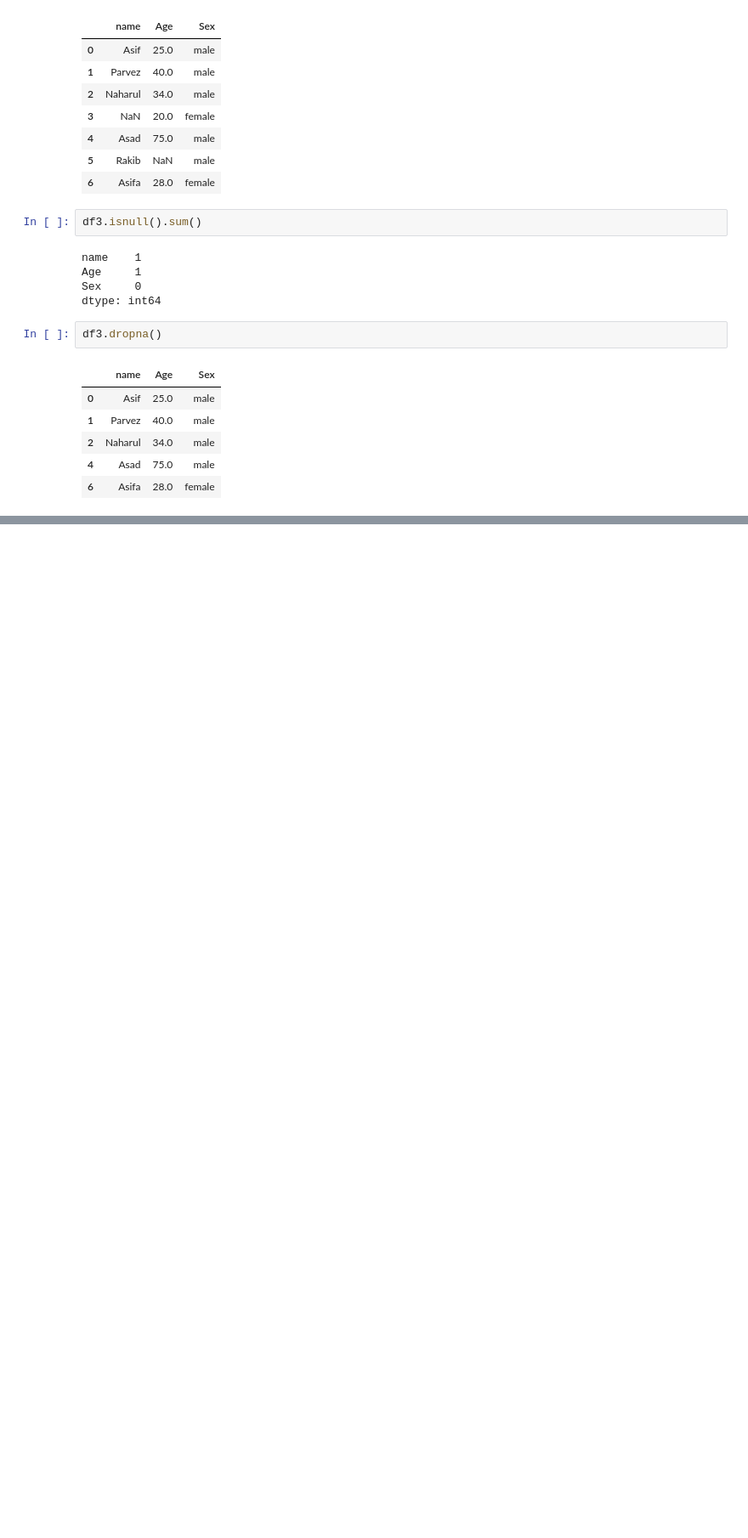
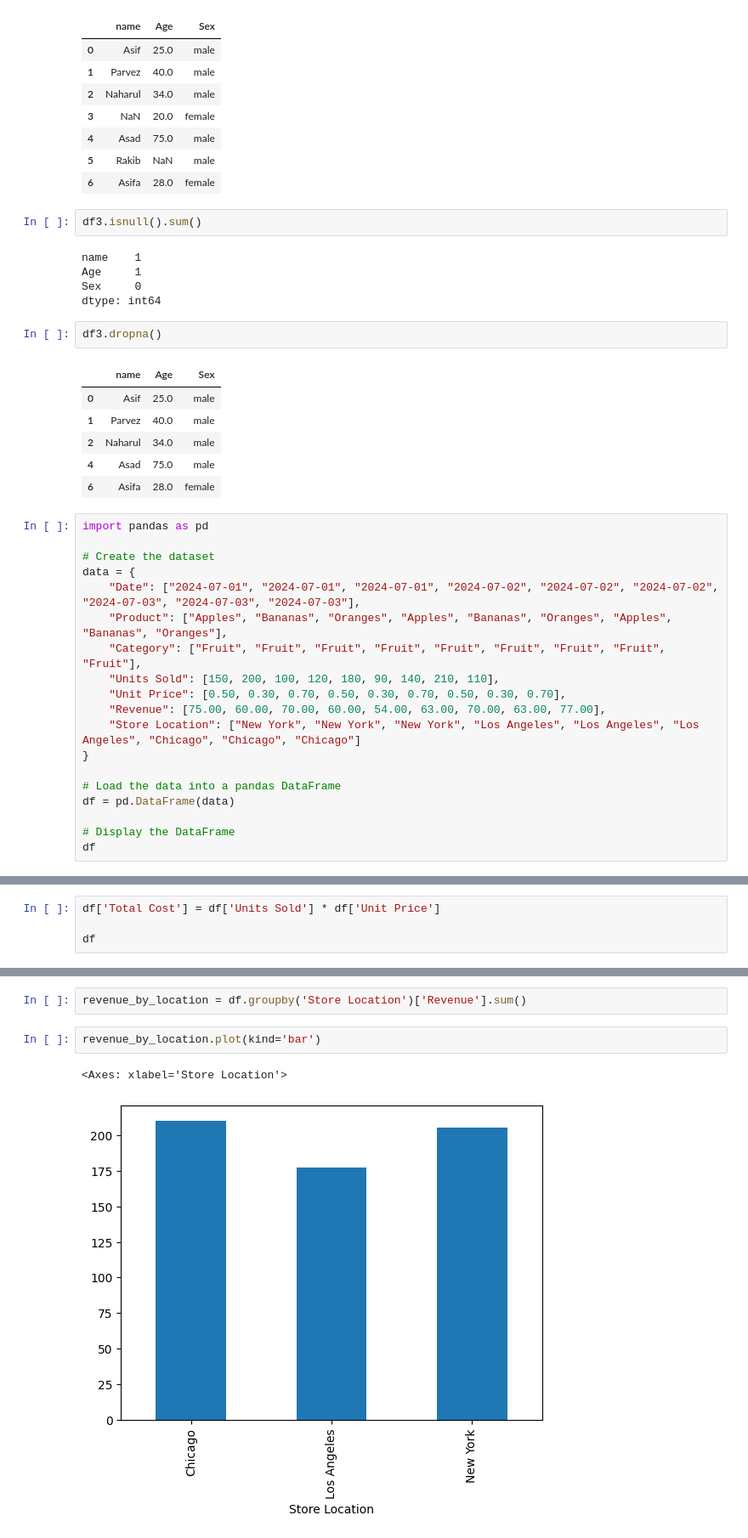
Before and after one commit to minhaz6996/hell-of-a-life, a Jupyter notebook: python-libraries/02-pandas.ipynb, the cells around one changed output, grey strips where cells are left out. Shown: that part at 85% size. Saved outputs shown, nothing was run; the diff lists cells and outputs as text; blank space fills up the shorter version.

```diff
--- a/python-libraries/02-pandas.ipynb
+++ b/python-libraries/02-pandas.ipynb
@@ -402,3 +402,22 @@ df3.dropna()
 | 2 | Naharul | 34.0 | male |
 | 4 | Asad | 75.0 | male |
 | 6 | Asifa | 28.0 | female |
+# %%
+import pandas as pd
+
+# Create the dataset
+data = {
+    "Date": ["2024-07-01", "2024-07-01", "2024-07-01", "2024-07-02", "2024-07-02", "2024-07-02", "2024-07-03", "2024-07-03", "2024-07-03"],
+    "Product": ["Apples", "Bananas", "Oranges", "Apples", "Bananas", "Oranges", "Apples", "Bananas", "Oranges"],
+    "Category": ["Fruit", "Fruit", "Fruit", "Fruit", "Fruit", "Fruit", "Fruit", "Fruit", "Fruit"],
+    "Units Sold": [150, 200, 100, 120, 180, 90, 140, 210, 110],
+    "Unit Price": [0.50, 0.30, 0.70, 0.50, 0.30, 0.70, 0.50, 0.30, 0.70],
+    "Revenue": [75.00, 60.00, 70.00, 60.00, 54.00, 63.00, 70.00, 63.00, 77.00],
+    "Store Location": ["New York", "New York", "New York", "Los Angeles", "Los Angeles", "Los Angeles", "Chicago", "Chicago", "Chicago"]
+}
+
+# Load the data into a pandas DataFrame
+df = pd.DataFrame(data)
+
+# Display the DataFrame
+df
@@ -404,0 +483,4 @@ df3.dropna()
+# %%
+df['Total Cost'] = df['Units Sold'] * df['Unit Price']
+
+df
@@ -404,0 +500,7 @@ df3.dropna()
+# %%
+revenue_by_location = df.groupby('Store Location')['Revenue'].sum()
+# %%
+revenue_by_location.plot(kind='bar')
+# %% [output]
+<Axes: xlabel='Store Location'>
+[figure, added]
```
Also changed, not shown: parts of 67 cells of this notebook.
